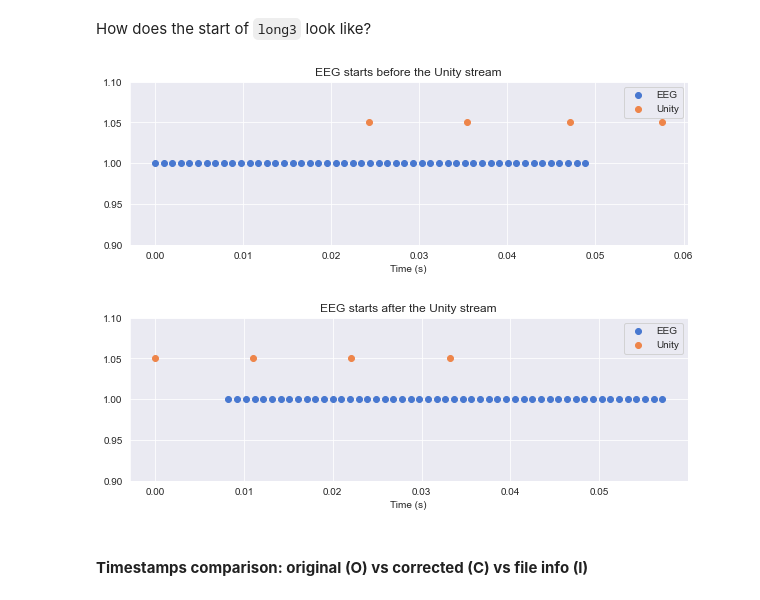
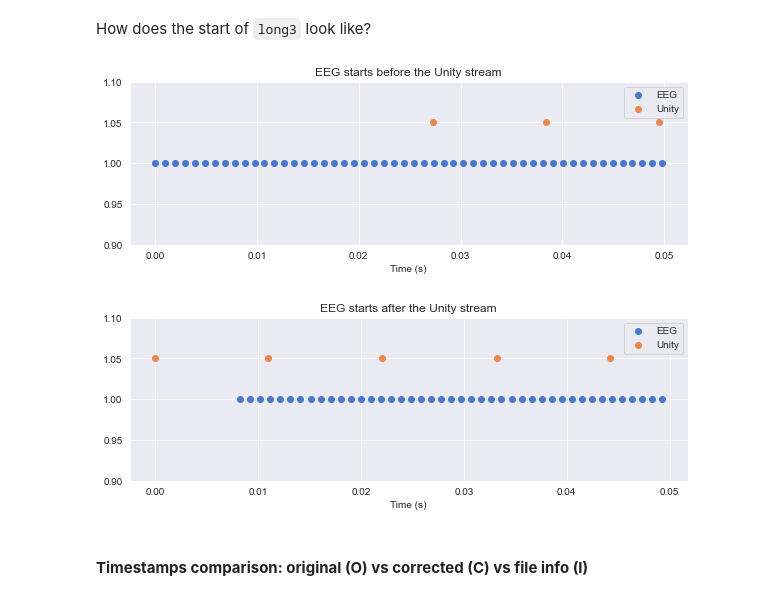
Before and after one commit to mvidaldp/lsl_latency_analysis, a Jupyter notebook: analysis.ipynb, the cells around one changed output. Drawn from its saved outputs; the diff is of its cells as text; code cells hidden in the pictures.

```diff
--- a/analysis.ipynb
+++ b/analysis.ipynb
@@ -575,36 +575,40 @@ How does the start of `long3` look like?
 # %%
 %matplotlib inline
 sns.set_style("darkgrid")  # set seaborn plotting style
 plt.figure(figsize=(10, 3))
 plt.title("EEG starts before the Unity stream")
 palette = itertools.cycle(sns.color_palette(palette="muted"))
-ey = [1 for d in recordings[9]["eeg"]["timestamps"][:51]]
-uy = [1.05 for d in recordings[9]["unity"]["timestamps"][:4]]
-plt.scatter(x=recordings[9]["eeg"]["timestamps"][:51], y=ey, color=next(palette))
-plt.scatter(x=recordings[9]["unity"]["timestamps"][:4], y=uy, color=next(palette))
+e_selected = [x for x in recordings[wrong - 1]["eeg"]["timestamps"] if x < 0.05]
+u_selected = [x for x in recordings[wrong - 1]["unity"]["timestamps"] if x < 0.05]
+ey = [1 for d in e_selected]
+uy = [1.05 for d in u_selected]
+plt.scatter(x=e_selected, y=ey, color=next(palette))
+plt.scatter(x=u_selected, y=uy, color=next(palette))
 plt.ylim(0.9, 1.1)
 plt.legend(["EEG", "Unity"])
 plt.xlabel("Time (s)")
 plt.show()
 
 for k in recordings:
     if not recordings[k]["eeg_starts"]:
         wrong = k
 
 plt.figure(figsize=(10, 3))
 plt.title("EEG starts after the Unity stream")
 palette = itertools.cycle(sns.color_palette(palette="muted"))
-ey = [1 for d in recordings[wrong]["eeg"]["timestamps"][:51]]
-uy = [1.05 for d in recordings[wrong]["unity"]["timestamps"][:4]]
-plt.scatter(x=recordings[wrong]["eeg"]["timestamps"][:51], y=ey, color=next(palette))
-plt.scatter(x=recordings[wrong]["unity"]["timestamps"][:4], y=uy, color=next(palette))
+e_selected = [x for x in recordings[wrong]["eeg"]["timestamps"] if x < 0.05]
+u_selected = [x for x in recordings[wrong]["unity"]["timestamps"] if x < 0.05]
+ey = [1 for d in e_selected]
+uy = [1.05 for d in u_selected]
+plt.scatter(x=e_selected, y=ey, color=next(palette))
+plt.scatter(x=u_selected, y=uy, color=next(palette))
 plt.ylim(0.9, 1.1)
 plt.legend(["EEG", "Unity"])
 plt.xlabel("Time (s)")
 plt.show()
 # %% [output]
-[figure, old version]
+[figure, new version]
-[figure, old version]
+[figure, new version]
 # %% [markdown]
 #### __Timestamps comparison: original (O) vs corrected (C) vs file info (I)__
 # %%
```
Also changed, not shown: parts of 3 cells of this notebook, 2 other files.
